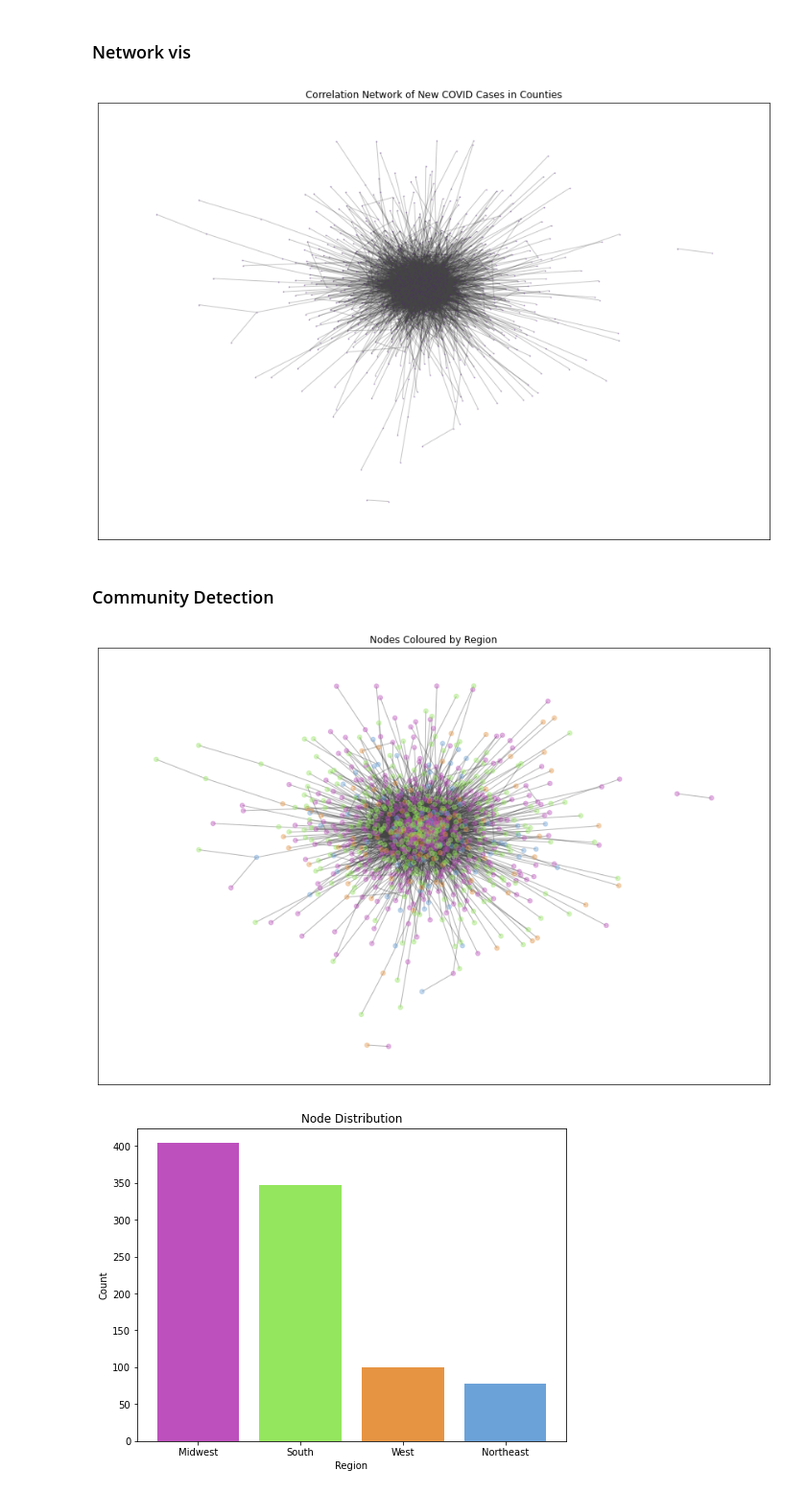
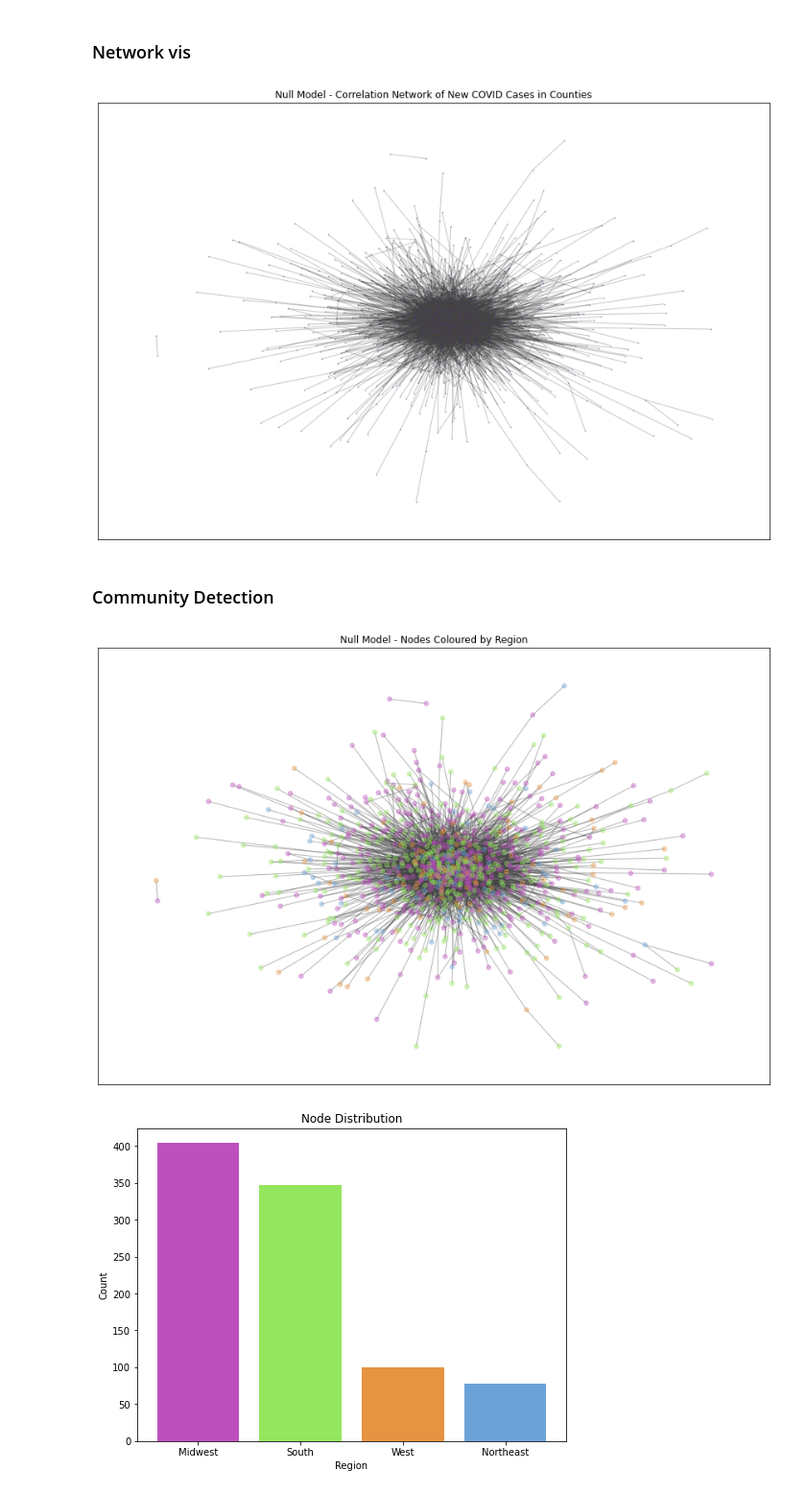
Before and after one commit to samar14641/covid-us-networks, a Jupyter notebook: community_detection.ipynb, the cells around one changed output. Shown at 96% size. Saved outputs shown, nothing was run; the diff lists cells and outputs as text; code cells hidden in the pictures.

Commit message:
created null model vis

```diff
--- a/community_detection.ipynb
+++ b/community_detection.ipynb
@@ -20,6 +20,8 @@ with open('./Data/usa-state-data.json', 'r') as state_json:
     states_adj = json.load(state_json)
 # %%
 REGION_MAP = {'Northeast': 1, 'South': 2, 'Midwest': 3, 'West': 4}
+ad_path = './Figs/actual_data_'
+nm_path = './Figs/null_model_'
 # %% [markdown]
 ### Network vis
 # %%
@@ -27,11 +29,13 @@ pos = nx.spring_layout(G, k = 0.1, weight = 'weight')
 
 fig = plt.figure(figsize = (15, 10))
 nx.draw_networkx(G, pos = pos, node_size = 1, node_color = '#552583', edge_color = '#444444', alpha = 0.3, with_labels = False)
-plt.title('Correlation Network of New COVID Cases in Counties')
+# plt.title('Correlation Network of New COVID Cases in Counties')
+plt.title('Null Model - Correlation Network of New COVID Cases in Counties')
+plt.savefig(nm_path + 'corr_nw_raw')
 plt.show()
 plt.close()
 # %% [output]
-[figure, old version]
+[figure, new version]
 # %% [markdown]
 ### Community Detection
 # %%
@@ -89,13 +93,15 @@ def get_colour(i, r_off = 1, g_off = 1, b_off = 1) -> (float, float, float):
 # %%
 node_colour_region = [get_colour(REGION_MAP[G.nodes[i]['Region']]) for i in G.nodes]
 
 fig = plt.figure(figsize = (15, 10))
 nx.draw_networkx(G, pos = pos, node_size = 30, node_color = node_colour_region, edge_color = '#444444', alpha = 0.4, with_labels = False)
-plt.title('Nodes Coloured by Region')
+# plt.title('Nodes Coloured by Region')
+plt.title('Null Model - Nodes Coloured by Region')
+plt.savefig(nm_path + 'corr_nw_region')
 plt.show()
 plt.close()
 # %% [output]
-[figure, old version]
+[figure, new version]
 # %%
 s = pd.Series([G.nodes[i]['Region'] for i in G.nodes]).value_counts()
 s = pd.DataFrame(s).reset_index().rename(columns = {'index': 'region', 0: 'count'})
```
Also changed, not shown: parts of 11 cells of this notebook, 12 other files.
